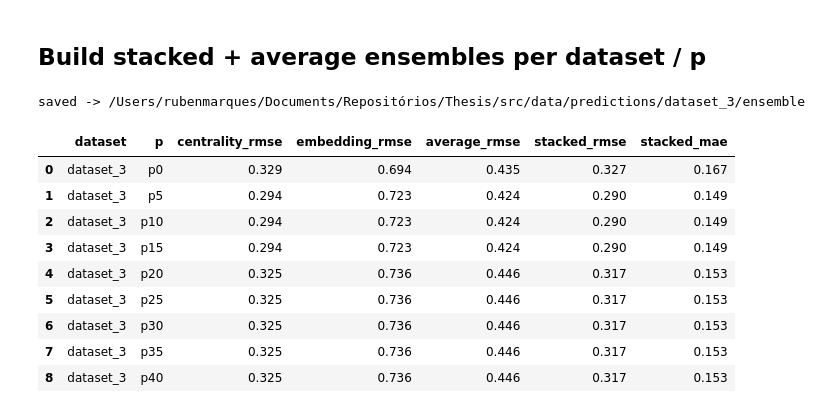
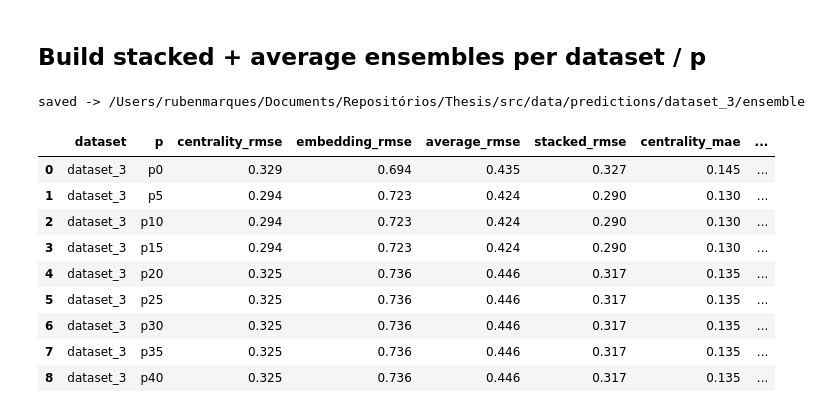
Before and after one commit to RubenCMarques/Using-GNNs-to-minimize-systemic-risk, a Jupyter notebook: src/notebooks/06_ensemble/dataset_3/06_ensemble.ipynb, the cells around one changed output. Drawn from its saved outputs; the diff is of its cells as text; code cells hidden in the pictures.

```diff
--- a/src/notebooks/06_ensemble/dataset_3/06_ensemble.ipynb
+++ b/src/notebooks/06_ensemble/dataset_3/06_ensemble.ipynb
@@ -32,40 +32,43 @@ rmse = lambda a, b: mean_squared_error(a, b) ** 0.5
 # %%
 rows, all_preds = [], []
 for ds in DATASETS:
     cen = pd.read_csv(PRED / ds / 'centrality_threshold' / 'predictions.csv')
     emb = pd.read_csv(PRED / ds / 'embedding_threshold' / 'predictions.csv')
     for p in P_LIST:
         c = cen[cen.p == p][['bank_id', 'split', TC, 'prediction']].rename(columns={'prediction': 'centrality_pred'})
         e = emb[emb.p == p][['bank_id', 'split', 'prediction']].rename(columns={'prediction': 'embedding_pred'})
         m = c.merge(e, on=['bank_id', 'split'], how='inner')
         val, test = m[m.split == 'validation'], m[m.split == 'test'].copy()
         stk = LinearRegression().fit(val[['centrality_pred', 'embedding_pred']], val[TC])
         test['average_pred'] = test[['centrality_pred', 'embedding_pred']].mean(axis=1)
         test['stacked_pred'] = stk.predict(test[['centrality_pred', 'embedding_pred']])
         y = test[TC]
         rows.append({'dataset': ds, 'p': p,
                      'centrality_rmse': rmse(y, test.centrality_pred),
                      'embedding_rmse':  rmse(y, test.embedding_pred),
                      'average_rmse':    rmse(y, test.average_pred),
                      'stacked_rmse':    rmse(y, test.stacked_pred),
+                     'centrality_mae':  mean_absolute_error(y, test.centrality_pred),
+                     'embedding_mae':   mean_absolute_error(y, test.embedding_pred),
+                     'average_mae':     mean_absolute_error(y, test.average_pred),
                      'stacked_mae':     mean_absolute_error(y, test.stacked_pred)})
         test['dataset'] = ds; test['p'] = p; all_preds.append(test)
 
 metrics = pd.DataFrame(rows)
 metrics.to_csv(OUT / 'metrics.csv', index=False)
 pd.concat(all_preds, ignore_index=True).to_csv(OUT / 'predictions.csv', index=False)
 print('saved ->', OUT)
 display(metrics.round(3))
 # %% [output]
 saved -> /Users/rubenmarques/Documents/Repositórios/Thesis/src/data/predictions/dataset_3/ensemble
-|  | dataset | p | centrality_rmse | embedding_rmse | average_rmse | stacked_rmse | stacked_mae |
-| 0 | dataset_3 | p0 | 0.329 | 0.694 | 0.435 | 0.327 | 0.167 |
-| 1 | dataset_3 | p5 | 0.294 | 0.723 | 0.424 | 0.290 | 0.149 |
-| 2 | dataset_3 | p10 | 0.294 | 0.723 | 0.424 | 0.290 | 0.149 |
-| 3 | dataset_3 | p15 | 0.294 | 0.723 | 0.424 | 0.290 | 0.149 |
-| 4 | dataset_3 | p20 | 0.325 | 0.736 | 0.446 | 0.317 | 0.153 |
-| 5 | dataset_3 | p25 | 0.325 | 0.736 | 0.446 | 0.317 | 0.153 |
-| 6 | dataset_3 | p30 | 0.325 | 0.736 | 0.446 | 0.317 | 0.153 |
-| 7 | dataset_3 | p35 | 0.325 | 0.736 | 0.446 | 0.317 | 0.153 |
-| 8 | dataset_3 | p40 | 0.325 | 0.736 | 0.446 | 0.317 | 0.153 |
+|  | dataset | p | centrality_rmse | embedding_rmse | average_rmse | stacked_rmse | centrality_mae | ... |
+| 0 | dataset_3 | p0 | 0.329 | 0.694 | 0.435 | 0.327 | 0.145 | ... |
+| 1 | dataset_3 | p5 | 0.294 | 0.723 | 0.424 | 0.290 | 0.130 | ... |
+| 2 | dataset_3 | p10 | 0.294 | 0.723 | 0.424 | 0.290 | 0.130 | ... |
+| 3 | dataset_3 | p15 | 0.294 | 0.723 | 0.424 | 0.290 | 0.130 | ... |
+| 4 | dataset_3 | p20 | 0.325 | 0.736 | 0.446 | 0.317 | 0.135 | ... |
+| 5 | dataset_3 | p25 | 0.325 | 0.736 | 0.446 | 0.317 | 0.135 | ... |
+| 6 | dataset_3 | p30 | 0.325 | 0.736 | 0.446 | 0.317 | 0.135 | ... |
+| 7 | dataset_3 | p35 | 0.325 | 0.736 | 0.446 | 0.317 | 0.135 | ... |
+| 8 | dataset_3 | p40 | 0.325 | 0.736 | 0.446 | 0.317 | 0.135 | ... |
 # %% [markdown]
```
Also changed, not shown: parts of 2 cells of this notebook, 21 other files.
